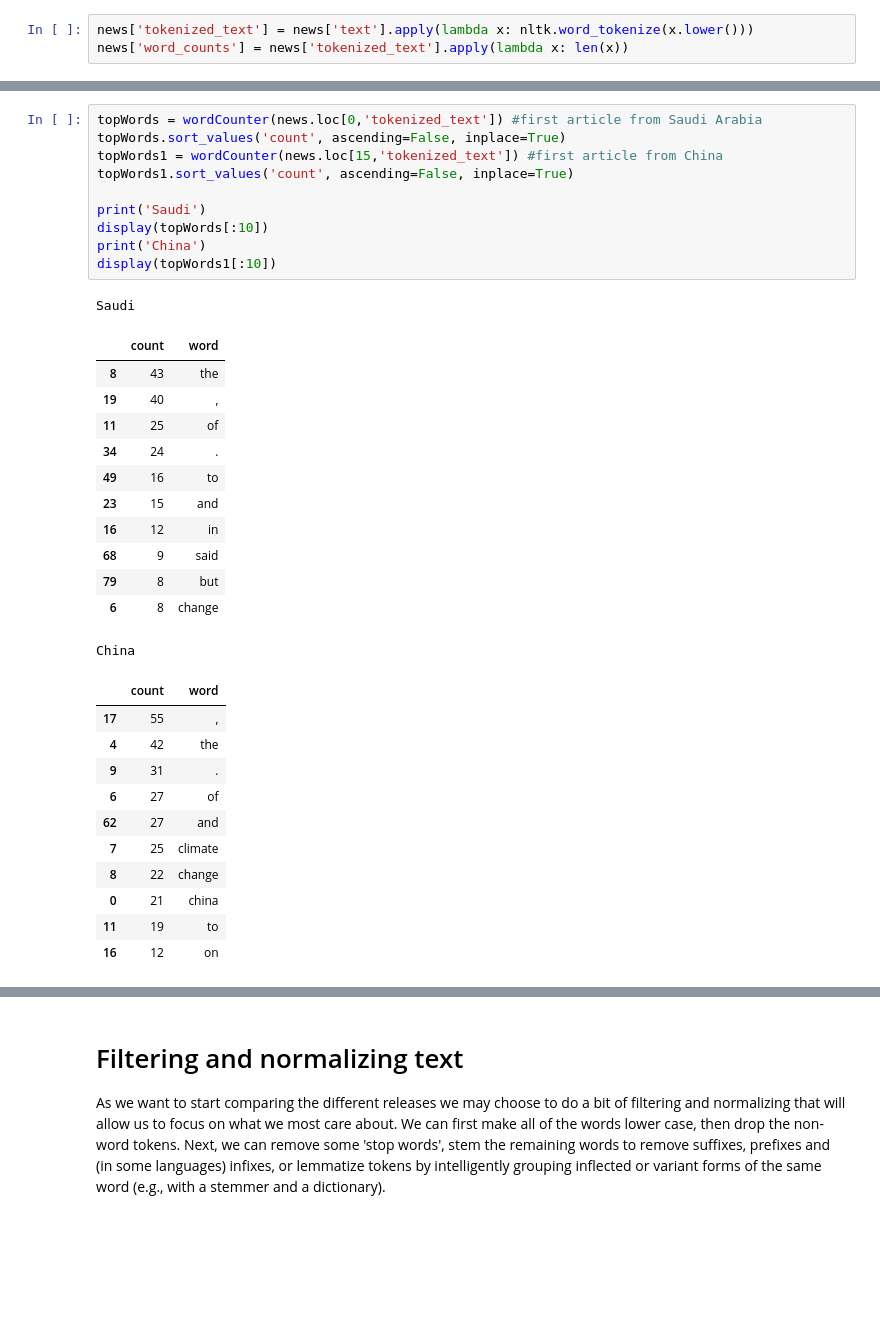
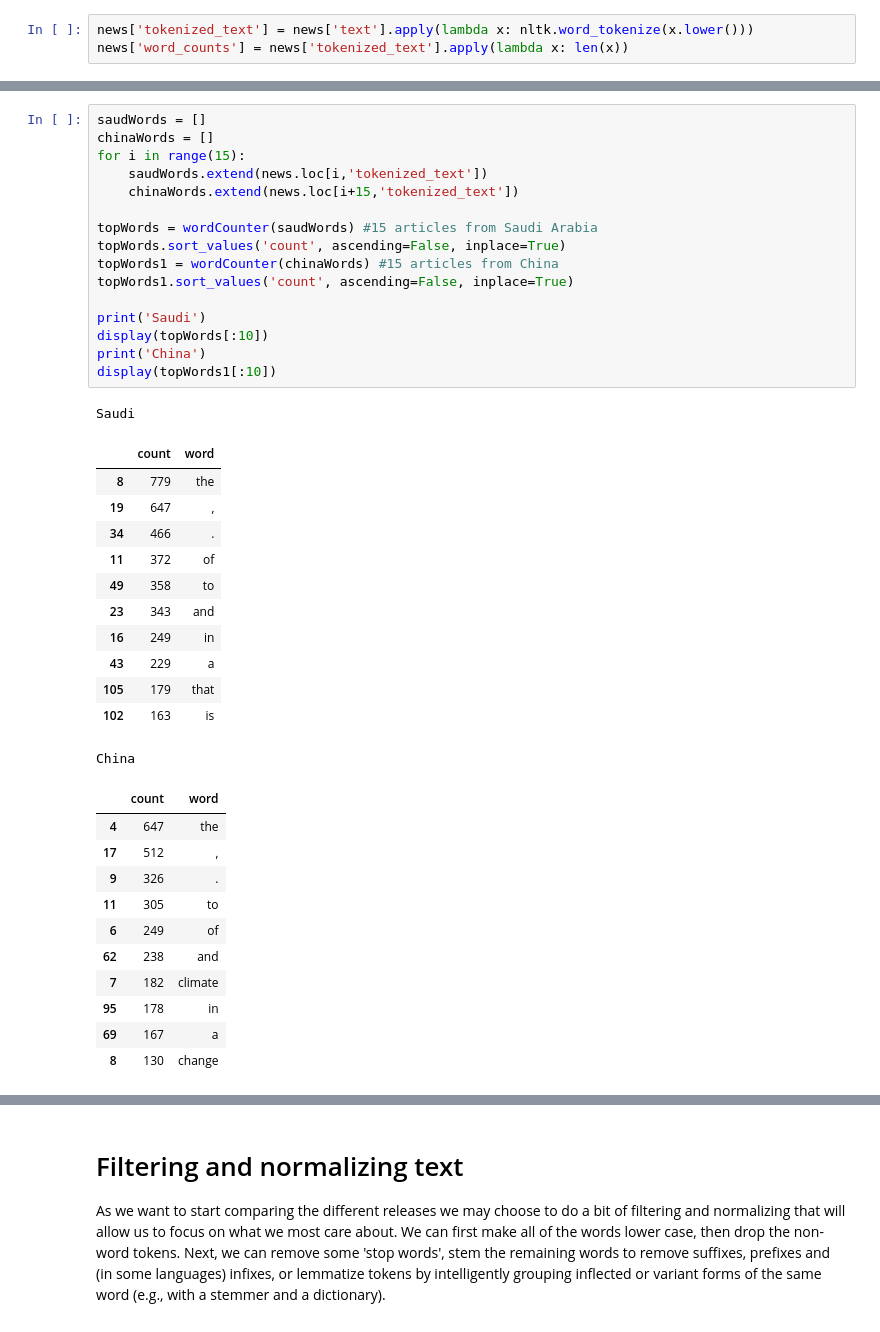
Before and after one commit to sunnyjooey/content-analysis-2018, a Jupyter notebook: 2-Corpus-Linguistics/2-Corpus-Linguistics.ipynb, the cells around one changed output, grey strips where cells are left out. Saved outputs shown, nothing was run; the diff lists cells and outputs as text; blank space fills up the shorter version.

```diff
--- a/2-Corpus-Linguistics/2-Corpus-Linguistics.ipynb
+++ b/2-Corpus-Linguistics/2-Corpus-Linguistics.ipynb
@@ -447,38 +453,44 @@ news.head()
 # %%
-topWords = wordCounter(news.loc[0,'tokenized_text']) #first article from Saudi Arabia
+saudWords = []
+chinaWords = []
+for i in range(15):
+    saudWords.extend(news.loc[i,'tokenized_text'])
+    chinaWords.extend(news.loc[i+15,'tokenized_text'])
+
+topWords = wordCounter(saudWords) #15 articles from Saudi Arabia
 topWords.sort_values('count', ascending=False, inplace=True)
-topWords1 = wordCounter(news.loc[15,'tokenized_text']) #first article from China
+topWords1 = wordCounter(chinaWords) #15 articles from China
 topWords1.sort_values('count', ascending=False, inplace=True)
 
 print('Saudi')
 display(topWords[:10])
 print('China')
 display(topWords1[:10])
 # %% [output]
 Saudi
 |  | count | word |
-| 8 | 43 | the |
-| 19 | 40 | , |
-| 11 | 25 | of |
-| 34 | 24 | . |
-| 49 | 16 | to |
-| 23 | 15 | and |
-| 16 | 12 | in |
-| 68 | 9 | said |
-| 79 | 8 | but |
-| 6 | 8 | change |
+| 8 | 779 | the |
+| 19 | 647 | , |
+| 34 | 466 | . |
+| 11 | 372 | of |
+| 49 | 358 | to |
+| 23 | 343 | and |
+| 16 | 249 | in |
+| 43 | 229 | a |
+| 105 | 179 | that |
+| 102 | 163 | is |
 China
 |  | count | word |
-| 17 | 55 | , |
-| 4 | 42 | the |
-| 9 | 31 | . |
-| 6 | 27 | of |
-| 62 | 27 | and |
-| 7 | 25 | climate |
-| 8 | 22 | change |
-| 0 | 21 | china |
-| 11 | 19 | to |
-| 16 | 12 | on |
+| 4 | 647 | the |
+| 17 | 512 | , |
+| 9 | 326 | . |
+| 11 | 305 | to |
+| 6 | 249 | of |
+| 62 | 238 | and |
+| 7 | 182 | climate |
+| 95 | 178 | in |
+| 69 | 167 | a |
+| 8 | 130 | change |
 # %%
 fig = plt.figure()
 ax = fig.add_subplot(111)
```
Also changed, not shown: parts of 18 cells of this notebook.
